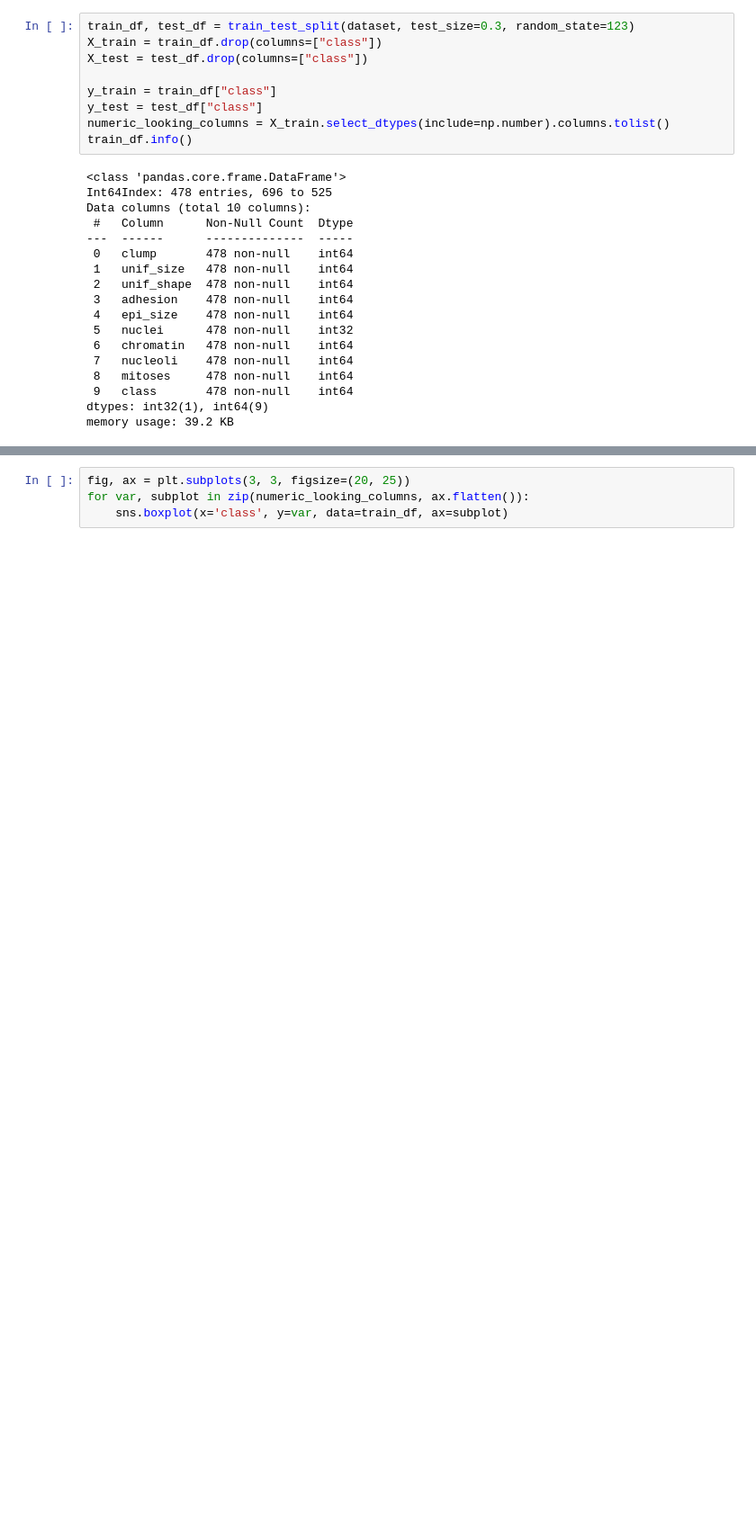
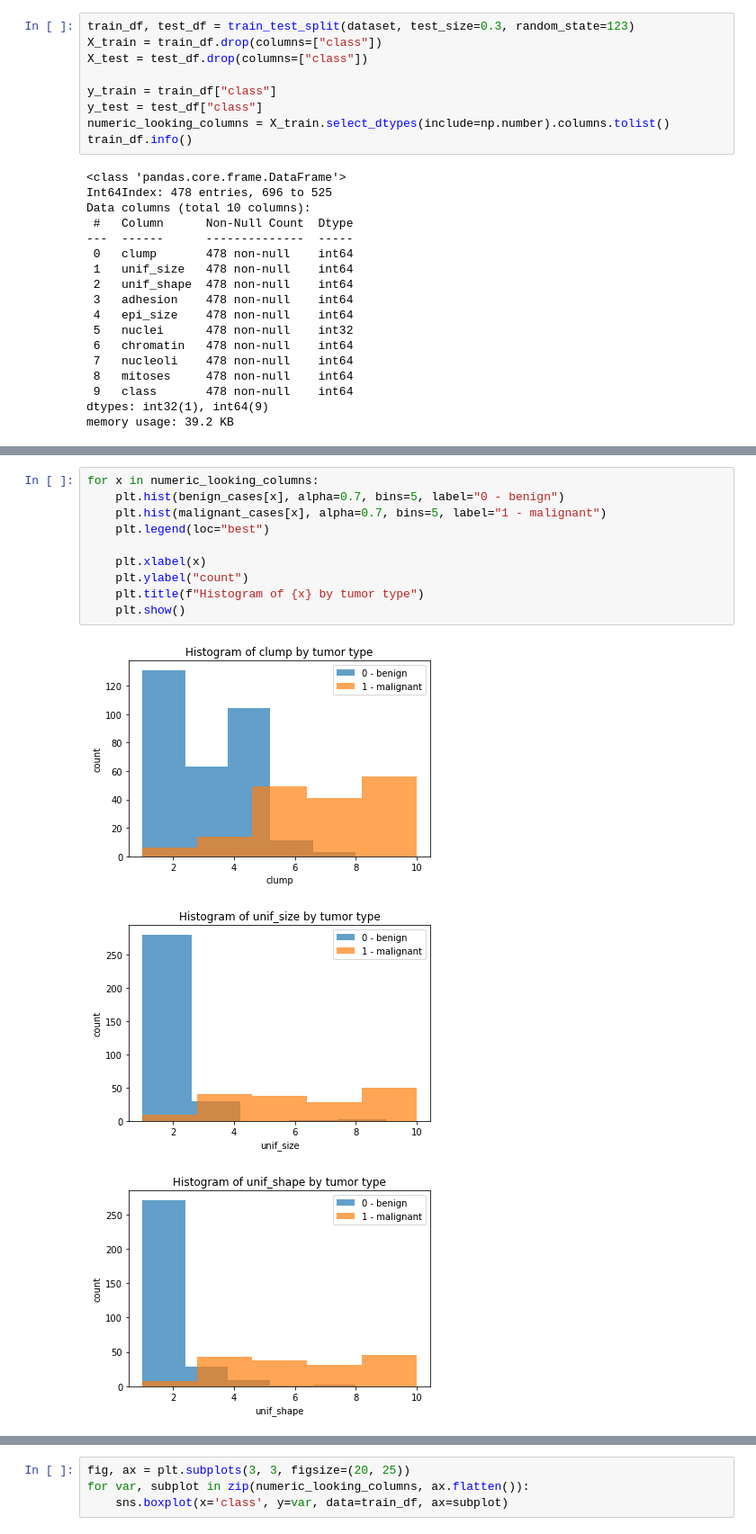
Before and after one commit to DSCI-310/DSCI-310-Group-5, a Jupyter notebook: analysis.ipynb, the cells around one changed output, grey strips where cells are left out. Shown: that part at 90% size. Saved outputs shown, nothing was run; the diff lists cells and outputs as text; blank space fills up the shorter version.

```diff
--- a/analysis.ipynb
+++ b/analysis.ipynb
@@ -187,0 +155,14 @@ plots()
+# %%
+for x in numeric_looking_columns:
+    plt.hist(benign_cases[x], alpha=0.7, bins=5, label="0 - benign")
+    plt.hist(malignant_cases[x], alpha=0.7, bins=5, label="1 - malignant")
+    plt.legend(loc="best")
+
+    plt.xlabel(x)
+    plt.ylabel("count")
+    plt.title(f"Histogram of {x} by tumor type")
+    plt.show()
+# %% [output]
+[figure, added]
+[figure, added]
+[figure, added]
```
Also changed, not shown: parts of 16 cells of this notebook.
